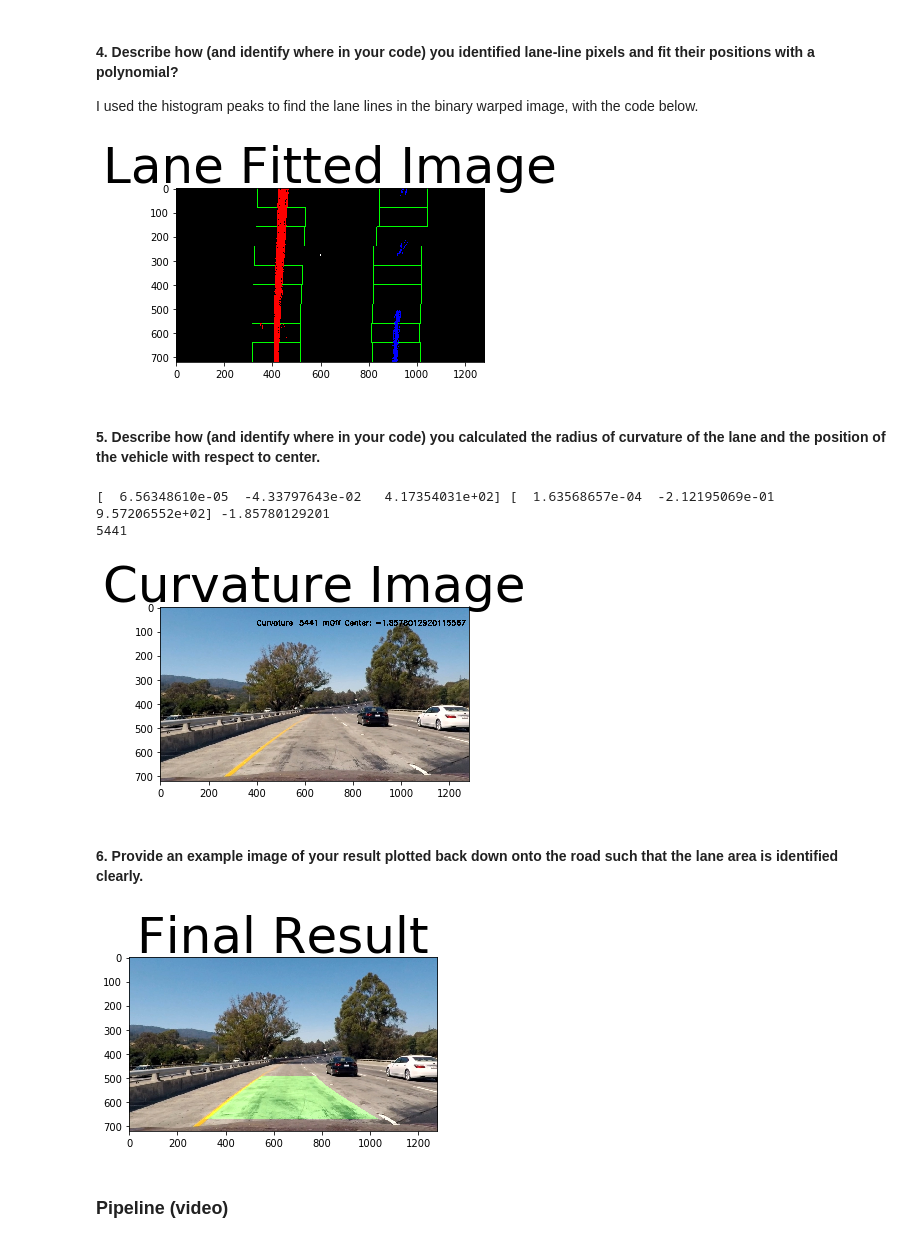
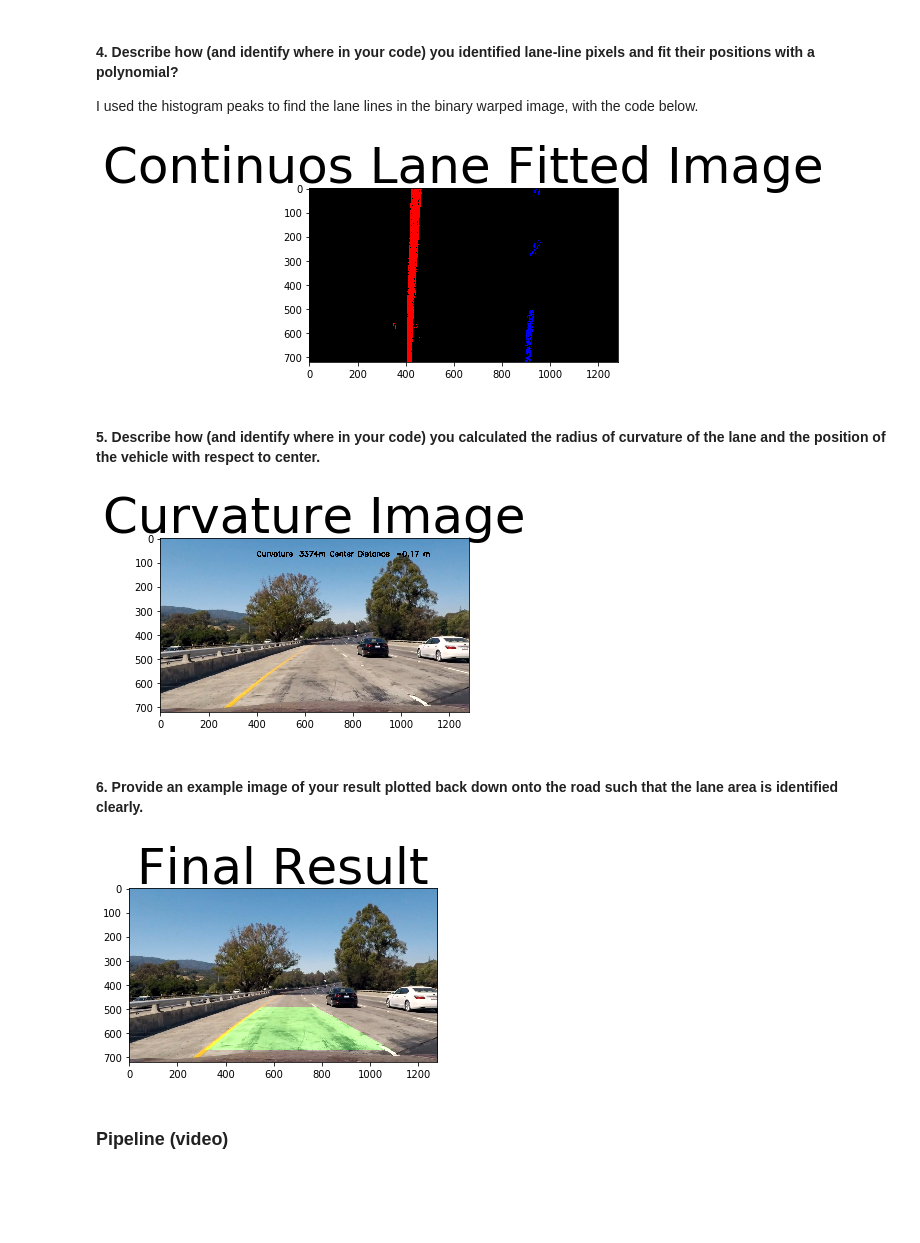
Before and after one commit to Giemo/Advanced-Lane-Finding, a Jupyter notebook: AdvancedLaneFinding.ipynb, the cells around one changed output. Cells and saved outputs as stored; diff of their text form; code cells hidden in the pictures; blank space fills up the shorter version.

```diff
--- a/AdvancedLaneFinding.ipynb
+++ b/AdvancedLaneFinding.ipynb
@@ -219,20 +219,21 @@ plot_image(binary_image, 'Binary Image')
 # %% [markdown]
 #### Before warping the image I calculate a region of interest (the same way as in the first project) to minimize the false positive lane-lines
 # %%
-def region_of_interest(img):
+def region_of_interest(img, vertices=np.array([[(180, 670),(620, 420), (640, 420), (420,670), (1000,670), (640,420), (660,420),(1200,670)]], dtype=np.int32)):
     mask = np.zeros_like(img)
-    vertices = np.array([[(180, 670),(600, 420), (710, 420), (1100,670)]], dtype=np.int32)
+    # vertices = np.array([[(180, 670),(600, 420), (710, 420), (1100,670)]], dtype=np.int32)
+    # vertices = np.array([[(180, 670),(620, 420), (640, 420), (420,670), (1000,670), (640,420), (660,420),(1200,670)]], dtype=np.int32)
     cv2.fillPoly(mask, vertices, (255,255,255))
     masked_image = cv2.bitwise_and(img, mask)
     return masked_image
 # %%
-image = cv2.imread('test_images/straight_lines1.jpg')
+image = cv2.imread('test_images/test4.jpg')
 image = cv2.cvtColor(image, cv2.COLOR_BGR2RGB)
 
 mtx, dist = undistort_init()
 undist = undistort(image, mtx, dist)
 binary_image = create_binary(undist)
-masked_image = region_of_interest(binary_image)
+masked_image = region_of_interest(image)
 
 plot_image(image, 'Original Image')
 plot_image(masked_image, 'Masked Image')
@@ -353,6 +354,7 @@ def line_fitting(binary_warped):
     rightx = nonzerox[right_lane_inds]
     righty = nonzeroy[right_lane_inds]
 
+
     left_fit = np.polyfit(lefty, leftx, 2)
     right_fit = np.polyfit(righty, rightx, 2)
     ploty = np.linspace(0, binary_warped.shape[0]-1, binary_warped.shape[0] )
@@ -364,20 +366,47 @@ def line_fitting(binary_warped):
     out_img[nonzeroy[left_lane_inds], nonzerox[left_lane_inds]] = [255, 0, 0]
     out_img[nonzeroy[right_lane_inds], nonzerox[right_lane_inds]] = [0, 0, 255]
 
-    return out_img, left_fit, right_fit, ploty, left_fitx, right_fitx
+    return out_img, left_fit, right_fit, ploty, left_fitx, right_fitx, left_lane_inds, right_lane_inds
+
+def continuous_lane_fitting(binary_warped, left_fit_prev, right_fit_prev):
+    out_img = np.uint8(np.dstack((binary_warped, binary_warped, binary_warped))*255)
+    nonzero = binary_warped.nonzero()
+    nonzeroy = np.array(nonzero[0])
+    nonzerox = np.array(nonzero[1])
+    margin = 80
+    left_lane_inds = ((nonzerox > (left_fit_prev[0]*(nonzeroy**2) + left_fit_prev[1]*nonzeroy + left_fit_prev[2] - margin)) &
+                      (nonzerox < (left_fit_prev[0]*(nonzeroy**2) + left_fit_prev[1]*nonzeroy + left_fit_prev[2] + margin)))
+    right_lane_inds = ((nonzerox > (right_fit_prev[0]*(nonzeroy**2) + right_fit_prev[1]*nonzeroy + right_fit_prev[2] - margin)) &
+                       (nonzerox < (right_fit_prev[0]*(nonzeroy**2) + right_fit_prev[1]*nonzeroy + right_fit_prev[2] + margin)))
+
+    # Again, extract left and right line pixel positions
+    leftx = nonzerox[left_lane_inds]
+    lefty = nonzeroy[left_lane_inds]
+    rightx = nonzerox[right_lane_inds]
+    righty = nonzeroy[right_lane_inds]
+
+    # Here I fit the lane-line pixels with the polynomial
+    left_fitx = left_fit_prev[0]*ploty**2 + left_fit_prev[1]*ploty + left_fit_prev[2]
+    right_fitx = right_fit_prev[0]*ploty**2 + right_fit_prev[1]*ploty + right_fit_prev[2]
+
+    out_img[nonzeroy[left_lane_inds], nonzerox[left_lane_inds]] = [255, 0, 0]
+    out_img[nonzeroy[right_lane_inds], nonzerox[right_lane_inds]] = [0, 0, 255]
+
+    return out_img, left_fit, right_fit, ploty, left_fitx, right_fitx, left_lane_inds, right_lane_inds
 # %%
 image = cv2.imread('test_images/test3.jpg')
 image = cv2.cvtColor(image, cv2.COLOR_BGR2RGB)
 
 mtx, dist = undistort_init()
 undist = undistort(image, mtx, dist)
 binary_image = create_binary(undist)
 masked_image = region_of_interest(binary_image)
 warped, Minv = warp(masked_image, False)
-lane_fitted, left_fit, right_fit, ploty, left_fitx, right_fitx = line_fitting(warped)
-plot_image(lane_fitted, 'Lane Fitted Image')
+lane_fitted, left_fit, right_fit, ploty, left_fitx, right_fitx, left_lane_inds, right_lane_inds = line_fitting(warped)
+continuous_lane_fitted, left_fit, right_fit, ploty, left_fitx, right_fitx, left_lane_inds, right_lane_inds = continuous_lane_fitting(warped, left_fit, right_fit)
+plot_image(continuous_lane_fitted, 'Continuos Lane Fitted Image')
 # %% [output]
-[figure, old version]
+[figure, new version]
 # %% [markdown]
 #### 5. Describe how (and identify where in your code) you calculated the radius of curvature of the lane and the position of the vehicle with respect to center.
 # %%
@@ -407,8 +440,6 @@ def center(left_fit, right_fit, width, height):
     center_dist = (car_position - lane_center_position) * xm_per_pix
     return center_dist
 # %%
-# TODO
-
 image = cv2.imread('test_images/test1.jpg')
 image = cv2.cvtColor(image, cv2.COLOR_BGR2RGB)
 
@@ -417,26 +448,21 @@ undist = undistort(image, mtx, dist)
 binary_image = create_binary(undist)
 masked_image = region_of_interest(binary_image)
 warped, Minv = warp(masked_image, False)
-lane_fitted, left_fit, right_fit, ploty, left_fitx, right_fitx = line_fitting(warped)
+lane_fitted, left_fit, right_fit, ploty, left_fitx, right_fitx, left_lane_inds, right_lane_inds = line_fitting(warped)
 
 left_curverad, right_curverad = measure_curvature_pixels(left_fit, right_fit, ploty)
-left_curverad_real, right_curverad_real = measure_curvature_real(left_fit, right_fit, ploty)
+left_curverad_real, right_curverad_real = measure_curvature_real(left_fitx, right_fitx, ploty)
 
-width, height = lane_fitted.shape[:2]
+height, width = lane_fitted.shape[:2]
 center_distance = center(left_fit, right_fit, width, height)
 
-print(left_fit, right_fit, center_distance)
-
 real_curvature = int((left_curverad_real + right_curverad_real) / 2)
-string_builder = "Curvature: {} m".format(real_curvature) + "Off Center: {} m".format(center_distance)
+string_builder = "Curvature: {}m ".format(real_curvature) + "Center Distance: {0:.2f} m".format(center_distance)
 cv2.putText(undist, string_builder, (400,75), cv2.FONT_HERSHEY_SIMPLEX, 1, (0,0,0), 3)
 
-print(real_curvature)
 plot_image(undist, 'Curvature Image')
 # %% [output]
-[  6.56348610e-05  -4.33797643e-02   4.17354031e+02] [  1.63568657e-04  -2.12195069e-01   9.57206552e+02] -1.85780129201
-5441
-[figure, old version]
+[figure, new version]
 # %% [markdown]
 #### 6. Provide an example image of your result plotted back down onto the road such that the lane area is identified clearly.
 # %%
@@ -461,12 +490,12 @@ undist = undistort(image, mtx, dist)
 binary_image = create_binary(undist)
 masked_image = region_of_interest(binary_image)
 warped, Minv = warp(masked_image, False)
-lane_fitted, left_fit, right_fit, ploty, left_fitx, right_fitx  = line_fitting(warped)
-result = plot_lane(warped, undist, Minv, ploty, left_fitx, right_fitx)
+lane_fitted, left_fit, right_fit, ploty, left_fitx, right_fitx, left_lane_inds, right_lane_inds  = line_fitting(warped)
+result = plot_lane(warped, undist, Minv, ploty, left_fit, right_fit)
 
 plot_image(result, "Final Result")
 # %% [output]
-[figure, old version]
+[figure, new version]
 # %% [markdown]
 ### Pipeline (video)
 # %%
```
Also changed, not shown: parts of 10 cells of this notebook, 2 other files.
